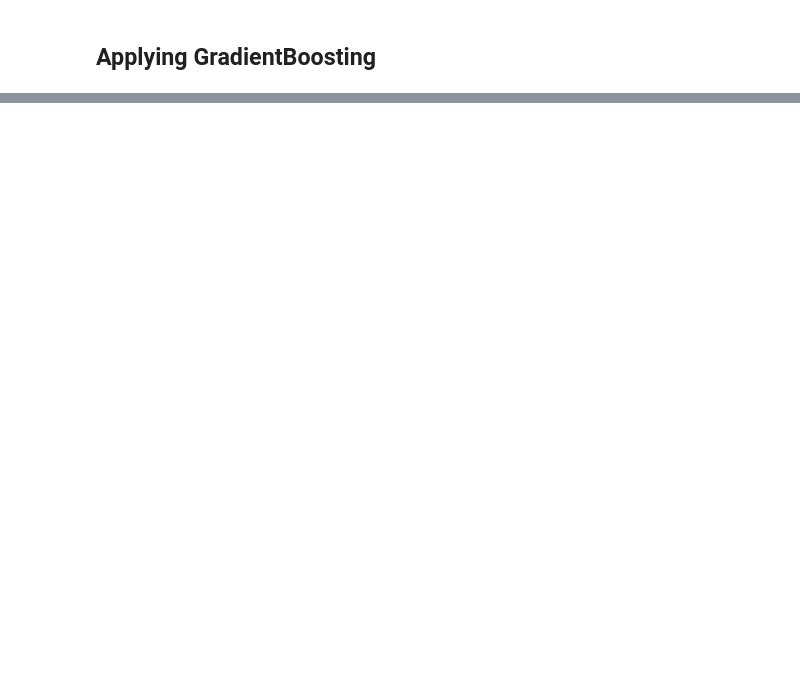
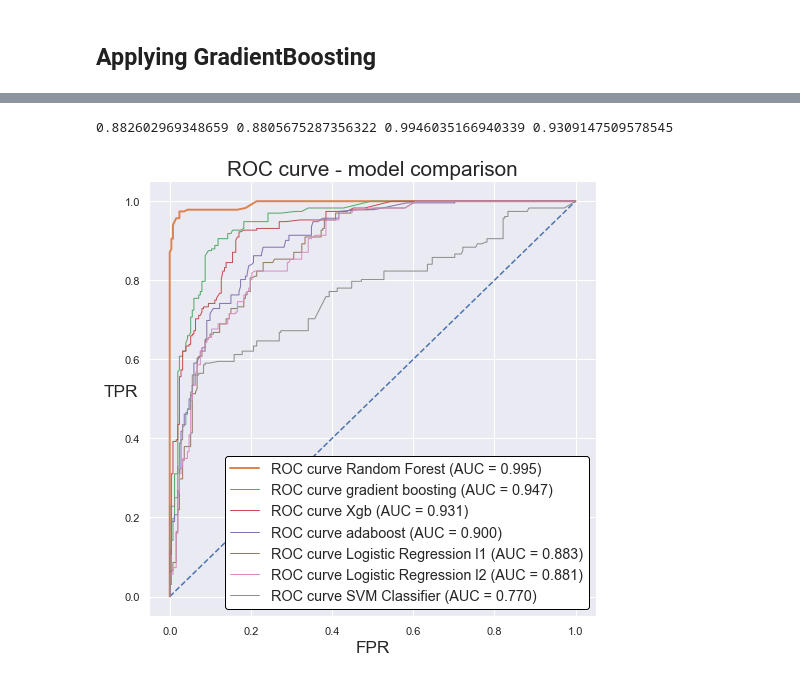
Before and after one commit to ericma007/p1, a Jupyter notebook: notebooks/Hair Salon Model Selection.ipynb, the cells around one changed output, grey strips where cells are left out. Drawn from its saved outputs; the diff is of its cells as text; code cells hidden in the pictures; blank space fills up the shorter version.

```diff
--- a/notebooks/Hair Salon Model Selection.ipynb
+++ b/notebooks/Hair Salon Model Selection.ipynb
@@ -169,0 +133,62 @@ plt.show()
+# %%
+from sklearn.metrics import roc_curve, auc
+pred1 = modellasso.predict_proba(Xdev)
+fpr1, tpr1, thresholds = roc_curve(ydev.values, pred1[:,1],pos_label='1')
+
+pred2 = modelridge.predict_proba(Xdev)
+fpr2, tpr2, thresholds = roc_curve(ydev.values, pred2[:,1],pos_label='1')
+
+#random forest
+pred3=rfmod.predict_proba(Xdev)
+fpr3, tpr3, thresholds = roc_curve(ydev.values, pred3[:,1],pos_label='1')
+
+#xgb
+pred4=xgbmod.predict_proba(Xdevnum)
+fpr4, tpr4, thresholds = roc_curve(ydevnum.values, pred4[:,1],pos_label=1)
+
+#SVM
+pred5=svmmod.predict_proba(Xdevnum)
+fpr5, tpr5, thresholds = roc_curve(ydev.values, pred5[:,1],pos_label='1')
+
+#adaboost
+pred6=adamod.predict_proba(Xdevnum)
+fpr6, tpr6, thresholds = roc_curve(ydev.values, pred6[:,1],pos_label='1')
+
+#gradient boosting
+pred7=gbmod.predict_proba(Xdevnum)
+fpr7, tpr7, thresholds = roc_curve(ydev.values, pred7[:,1],pos_label='1')
+
+
+import matplotlib.pyplot as plt
+roc_auc1 = auc(fpr1, tpr1)
+roc_auc2 = auc(fpr2, tpr2)
+roc_auc3 = auc(fpr3, tpr3)
+roc_auc4 = auc(fpr4, tpr4)
+roc_auc5 = auc(fpr5, tpr5)
+roc_auc6 = auc(fpr6, tpr6)
+roc_auc7 = auc(fpr7, tpr7)
+
+
+x=np.linspace(0,1)
+y=x
+
+print(roc_auc1,roc_auc2,roc_auc3,roc_auc4)
+fig, ax = plt.subplots(figsize=(8, 8))
+
+
+plt.title("ROC curve - model comparison",fontsize='xx-large')
+plt.xlabel("FPR",fontsize='x-large')
+plt.ylabel("TPR",rotation=0,fontsize='x-large')
+plt.plot(x,y,linestyle='--')
+plt.plot(fpr3, tpr3, lw=2, label='ROC curve Random Forest (AUC = %0.3f)' %roc_auc3)
+plt.plot(fpr7, tpr7, lw=1, label='ROC curve gradient boosting (AUC = %0.3f)' %roc_auc7)
+plt.plot(fpr4, tpr4, lw=1, label='ROC curve Xgb (AUC = %0.3f)' %roc_auc4)
+plt.plot(fpr6, tpr6, lw=1, label='ROC curve adaboost (AUC = %0.3f)' %roc_auc6)
+plt.plot(fpr1, tpr1, lw=1, label='ROC curve Logistic Regression l1 (AUC = %0.3f)' %roc_auc1)
+plt.plot(fpr2, tpr2, lw=1, label='ROC curve Logistic Regression l2 (AUC = %0.3f)' %roc_auc2)
+plt.plot(fpr5, tpr5, lw=1, label='ROC curve SVM Classifier (AUC = %0.3f)' %roc_auc5)
+plt.legend(loc='best',fontsize='large',framealpha=1,fancybox=True,edgecolor='Black',facecolor='White')
+plt.show()
+# %% [output]
+0.882602969348659 0.8805675287356322 0.9946035166940339 0.9309147509578545
+[figure, added]
```
Also changed, not shown: parts of 11 cells of this notebook.
